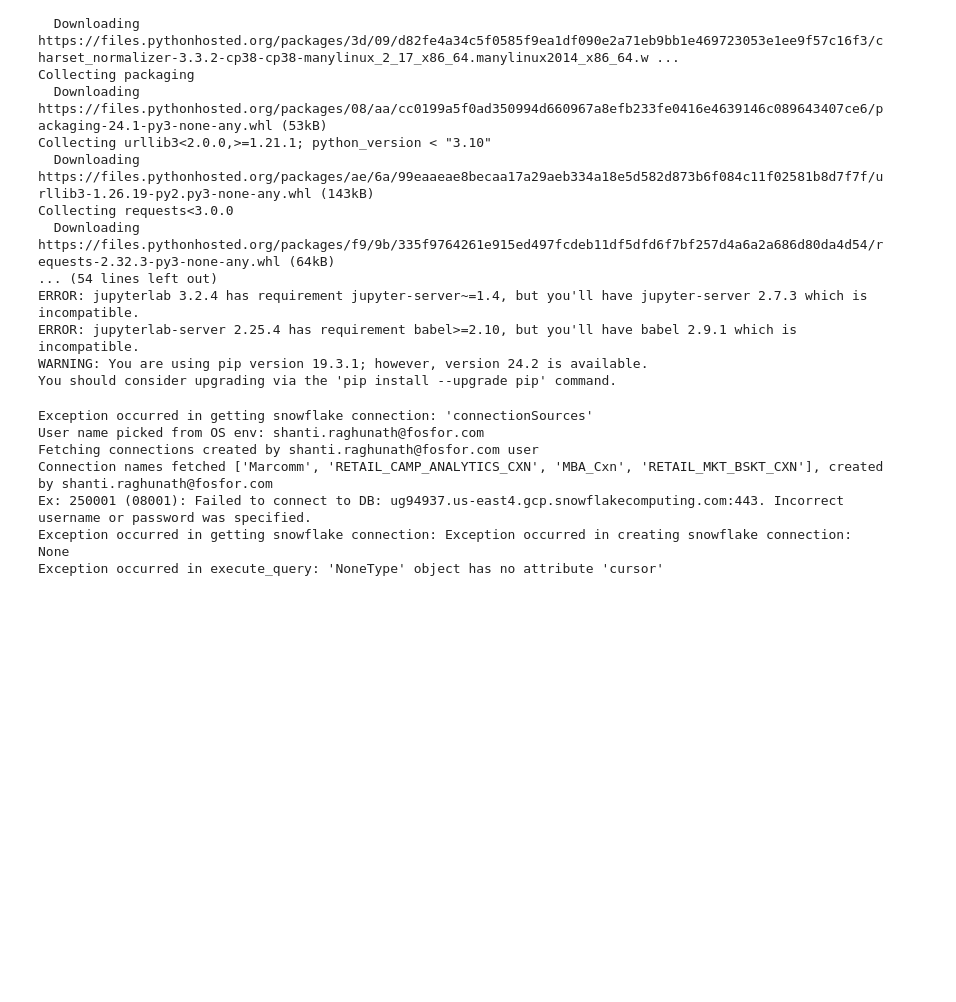
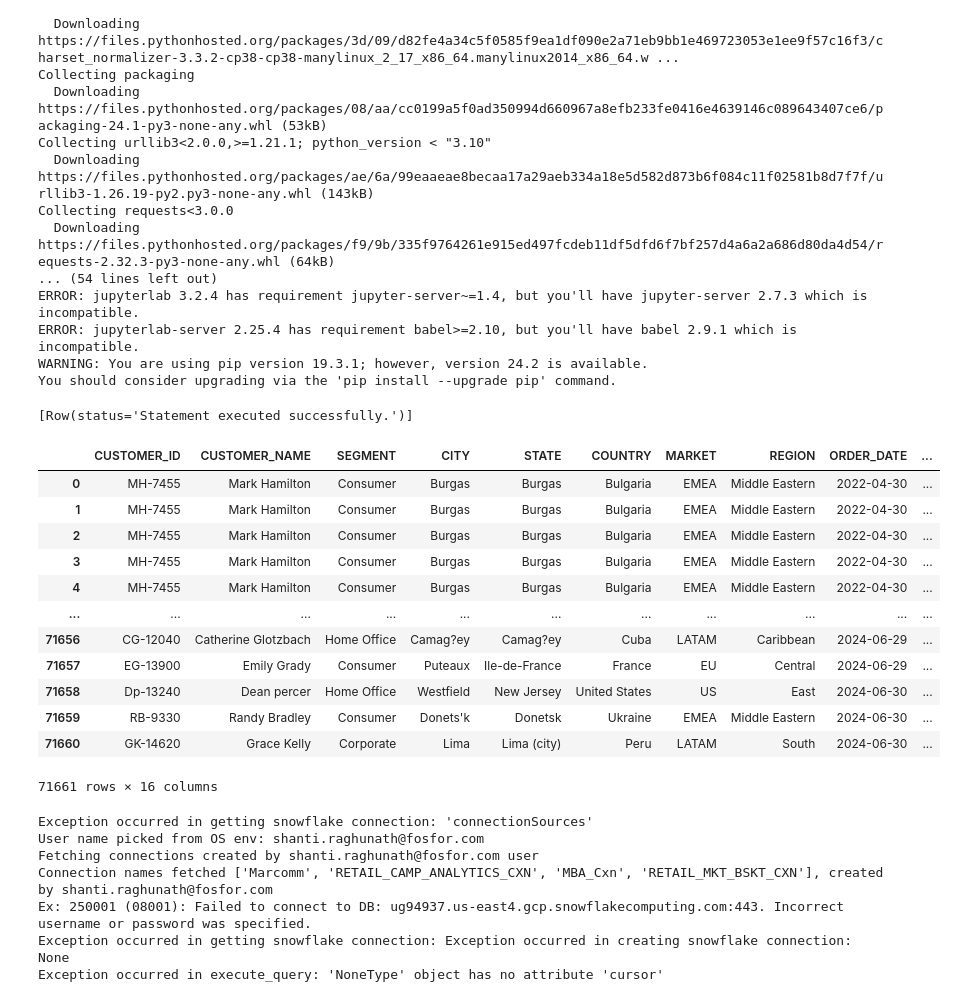
Before and after one commit to chauhanvk018/spectra, a Jupyter notebook: retail_market_basket/RETAIL_MKT_BSKT_NOTEBOOK.ipynb, the cells around one changed output. Drawn from its saved outputs; the diff is of its cells as text; code cells hidden in the pictures; blank space fills up the shorter version.

```diff
--- a/retail_market_basket/RETAIL_MKT_BSKT_NOTEBOOK.ipynb
+++ b/retail_market_basket/RETAIL_MKT_BSKT_NOTEBOOK.ipynb
@@ -48,3 +22,47 @@ session.sql('use schema {}.{};'.format(database, schema)).collect()
+# %%
+import os
+from snowflake.snowpark.session import Session
+user = os.getenv("user")
+warehouse = os.getenv("Warehouse")
+schema= os.getenv("SCHEMA")
+database = os.getenv("Database")
+role =  os.getenv("ROLE")
+account =  os.getenv("Account")
+password= os.getenv("Password")
+
+connection_params = dict(user=user,
+                         password=password,
+                         account=account,
+                         warehouse=warehouse,
+                         database=database,
+                         schema=schema,
+                         role=role)
+
+session = Session.builder.configs(connection_params).create()
+
+session.sql('use warehouse {};'.format(warehouse)).collect()
+
+session.sql('use database {};'.format(database)).collect()
+
+session.sql('use schema {}.{};'.format(database, schema)).collect()
+# %% [output]
+[Row(status='Statement executed successfully.')]
+# %%
+session.sql("select * from RETAIL_DB.RETAIL_MKT_BSKT_SCHEMA.product_sales").to_pandas()
+# %% [output]
+|  | CUSTOMER_ID | CUSTOMER_NAME | SEGMENT | CITY | STATE | COUNTRY | MARKET | REGION | ORDER_DATE | ... |
+| 0 | MH-7455 | Mark Hamilton | Consumer | Burgas | Burgas | Bulgaria | EMEA | Middle Eastern | 2022-04-30 | ... |
+| 1 | MH-7455 | Mark Hamilton | Consumer | Burgas | Burgas | Bulgaria | EMEA | Middle Eastern | 2022-04-30 | ... |
+| 2 | MH-7455 | Mark Hamilton | Consumer | Burgas | Burgas | Bulgaria | EMEA | Middle Eastern | 2022-04-30 | ... |
+| 3 | MH-7455 | Mark Hamilton | Consumer | Burgas | Burgas | Bulgaria | EMEA | Middle Eastern | 2022-04-30 | ... |
+| 4 | MH-7455 | Mark Hamilton | Consumer | Burgas | Burgas | Bulgaria | EMEA | Middle Eastern | 2022-04-30 | ... |
+| ... | ... | ... | ... | ... | ... | ... | ... | ... | ... | ... |
+| 71656 | CG-12040 | Catherine Glotzbach | Home Office | Camag?ey | Camag?ey | Cuba | LATAM | Caribbean | 2024-06-29 | ... |
+| 71657 | EG-13900 | Emily Grady | Consumer | Puteaux | Ile-de-France | France | EU | Central | 2024-06-29 | ... |
+| 71658 | Dp-13240 | Dean percer | Home Office | Westfield | New Jersey | United States | US | East | 2024-06-30 | ... |
+| 71659 | RB-9330 | Randy Bradley | Consumer | Donets'k | Donetsk | Ukraine | EMEA | Middle Eastern | 2024-06-30 | ... |
+| 71660 | GK-14620 | Grace Kelly | Corporate | Lima | Lima (city) | Peru | LATAM | South | 2024-06-30 | ... |
+71661 rows × 16 columns
 # %%
 from refractio import snowflake
 snowflake.get_connection("RETAIL_MKT_BSKT_CXN")
```
Also changed, not shown: parts of 1 cell of this notebook.
